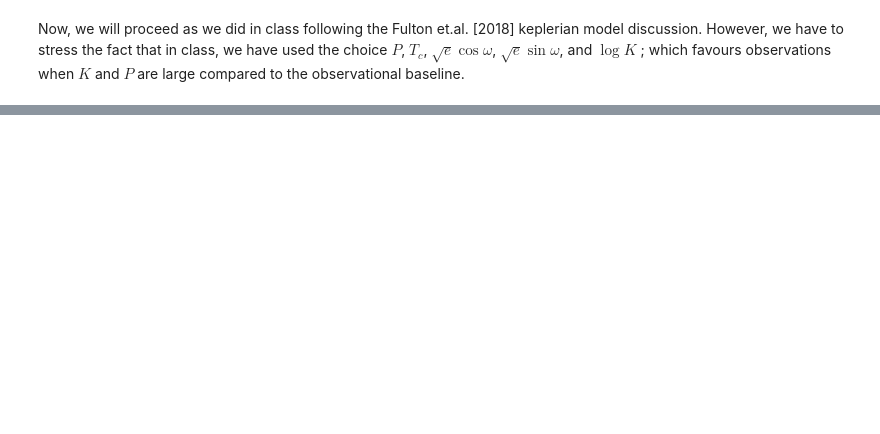
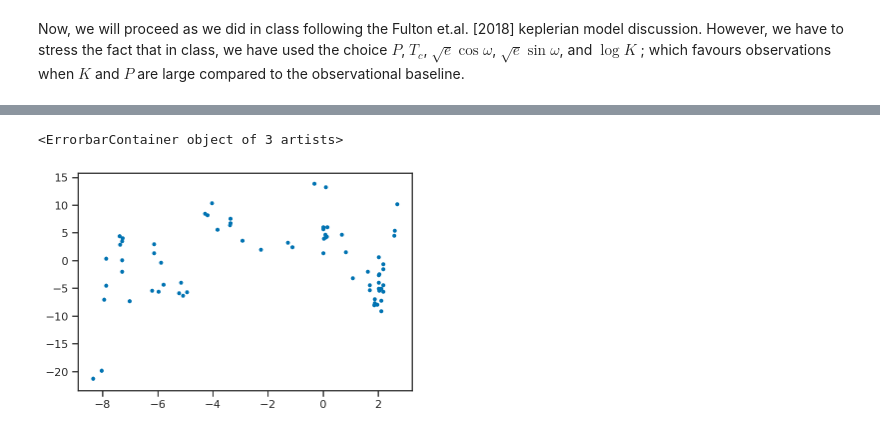
Before and after one commit to aisclark91/phy688_astro, a Jupyter notebook: hw1_p1.ipynb, the cells around one changed output, grey strips where cells are left out. Drawn from its saved outputs; the diff is of its cells as text; code cells hidden in the pictures; blank space fills up the shorter version.

```diff
--- a/hw1_p1.ipynb
+++ b/hw1_p1.ipynb
@@ -380,2 +378,26 @@ errorbar(ts, ps, yerr=sigma_ps, fmt='.')
 # %% [markdown]
 Now, we will proceed as we did in class following the Fulton et.al. [2018] keplerian model discussion. However, we have to stress the fact that in class, we have used the choice $P$, $T_c$, $\sqrt{e}\cos\omega$, $\sqrt{e}\sin \omega$, and $\log K$ ; which favours observations when $K$ and $P$ are large compared to the observational baseline.
+# %%
+P_orb = 1244.0/365.25
+sigma_P_orb = 17.0/365.25
+ts = (hd126614A_data['JD'] - tmid)/(365.25)
+
+with pm.Model() as kepler:
+
+    K = pm.Normal('K', mu=7, sigma=1)
+    dP = pm.Normal('dP', mu=0, sigma=30)
+    P = pm.Deterministic('P', P_orb + sigma_P_orb*dP)
+
+
+    A = pmx.UnitDisk('A', testval=[0.01, 0.01])
+    e = pm.Deterministic('e', T.sqrt(A[0]*A[0]+A[1]*A[1]))
+    omega = pm.Deterministic('omega', T.arctan2(A[1], A[0]))
+
+    t0_frac = pm.Uniform('t0_frac', 0, 1, testval=0.7)
+    t0 = pm.Deterministic('t0', tmid + t0_frac*P)
+
+    orbit = xo.orbits.KeplerianOrbit(period=P, t0=t0, ecc=e, omega=omega)
+
+    rv = pm.Deterministic("v_r", orbit.get_radial_velocity(ps, K=K))
+
+    _ = pm.Normal('vr_obs', mu = rv, sigma=sigma_ps, observed=ps)
@@ -381,0 +422,12 @@ Now, we will proceed as we did in class following the Fulton et.al. [2018] keple
+# %%
+def plot_rv_curve(rvs, **kwargs):
+
+    marker = kwargs.pop('marker', '.')
+    scatter(ts, rvs, marker=marker, **kwargs)
+    xlabel(r'$t - t_\mathrm{mid} / \, \mathrm{yr}$')
+
+errorbar(ts, ps, yerr=sigma_ps, fmt='.')
+#plot_rv_curve(pmx.eval_in_model(rv, map_soln, model=kepler), color='black')
+# %% [output]
+<ErrorbarContainer object of 3 artists>
+[figure, added]
```
Also changed, not shown: parts of 13 cells of this notebook.
